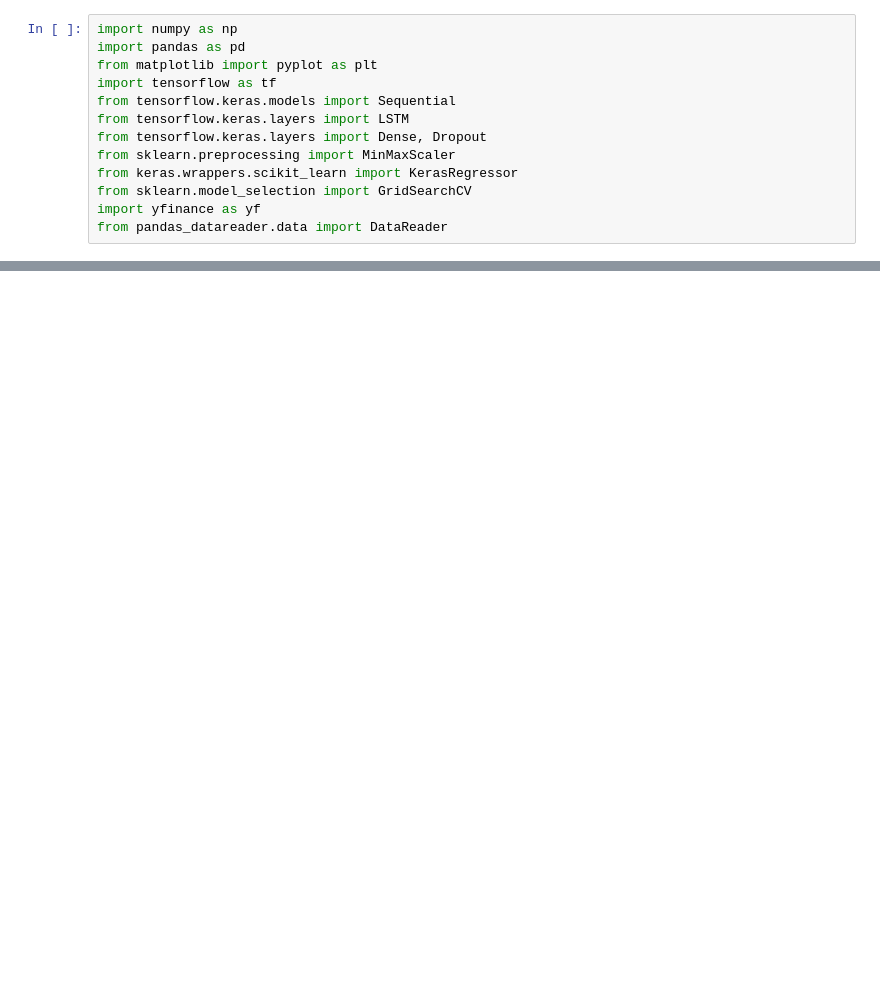
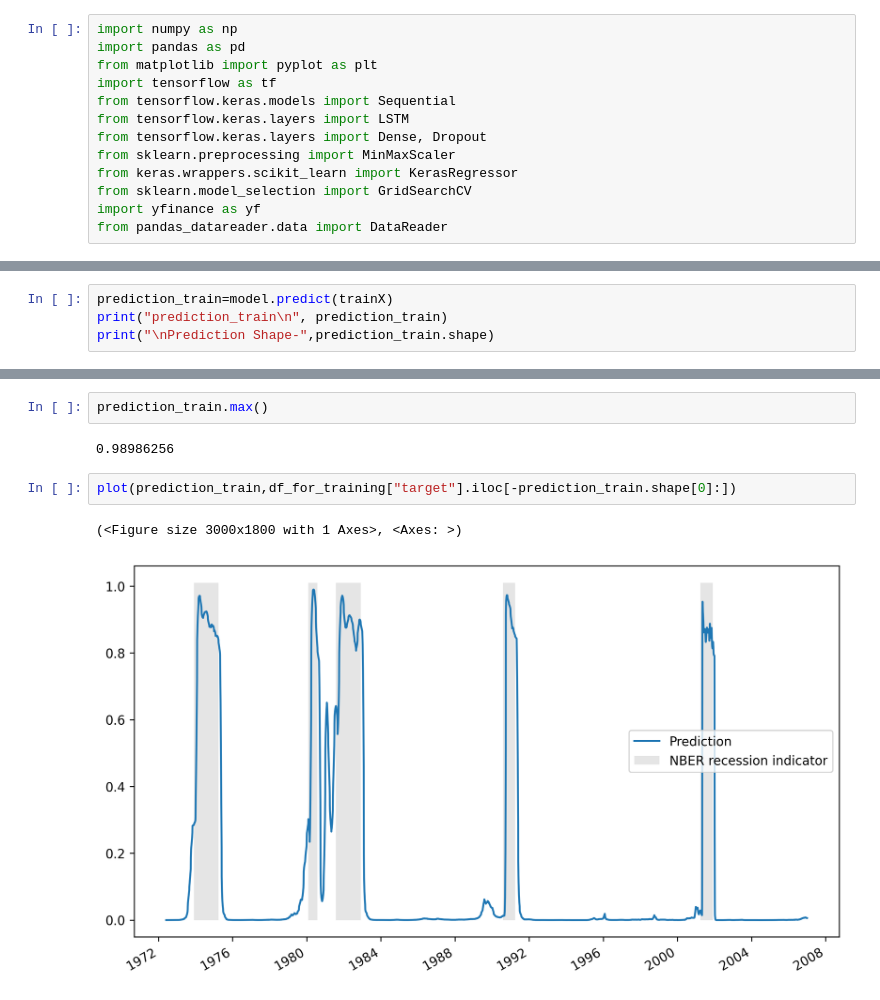
Before and after one commit to AmineMahdioui/projet-de-fin-d-annee, a Jupyter notebook: New try LSTM.ipynb, the cells around one changed output, grey strips where cells are left out. Cells and saved outputs as stored; diff of their text form; blank space fills up the shorter version.

```diff
--- a/New try LSTM.ipynb
+++ b/New try LSTM.ipynb
@@ -222,0 +186,4 @@ ValueError: Found input variables with inconsistent numbers of samples: [5433, 1
+# %%
+prediction_train=model.predict(trainX)
+print("prediction_train\n", prediction_train)
+print("\nPrediction Shape-",prediction_train.shape)
@@ -222,0 +202,9 @@ ValueError: Found input variables with inconsistent numbers of samples: [5433, 1
+# %%
+prediction_train.max()
+# %% [output]
+0.98986256
+# %%
+plot(prediction_train,df_for_training["target"].iloc[-prediction_train.shape[0]:])
+# %% [output]
+(<Figure size 3000x1800 with 1 Axes>, <Axes: >)
+[figure, added]
```
Also changed, not shown: parts of 33 cells of this notebook.
